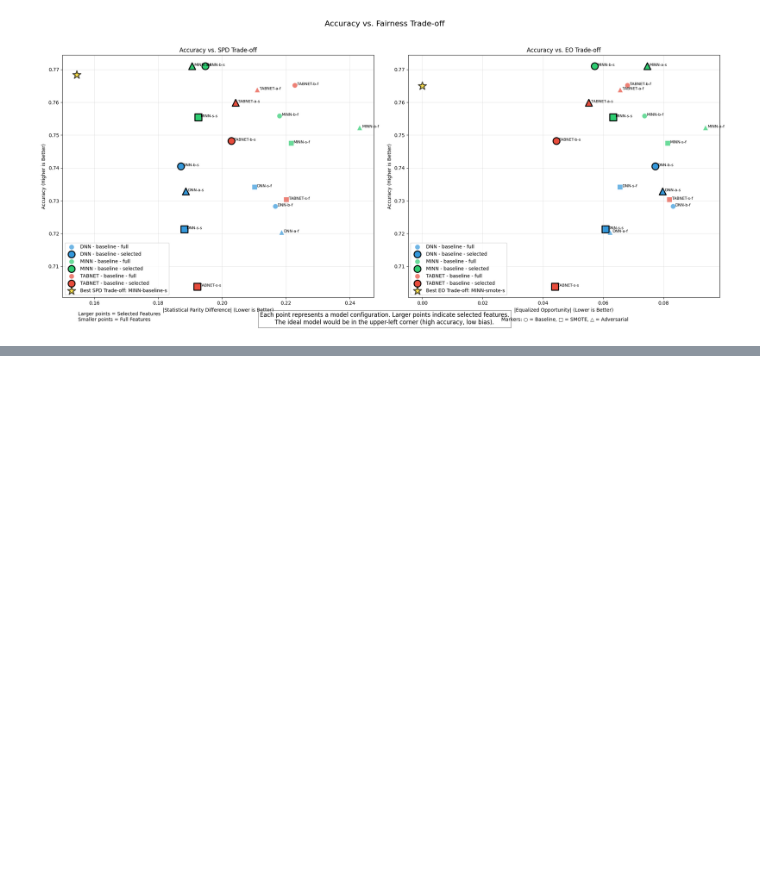
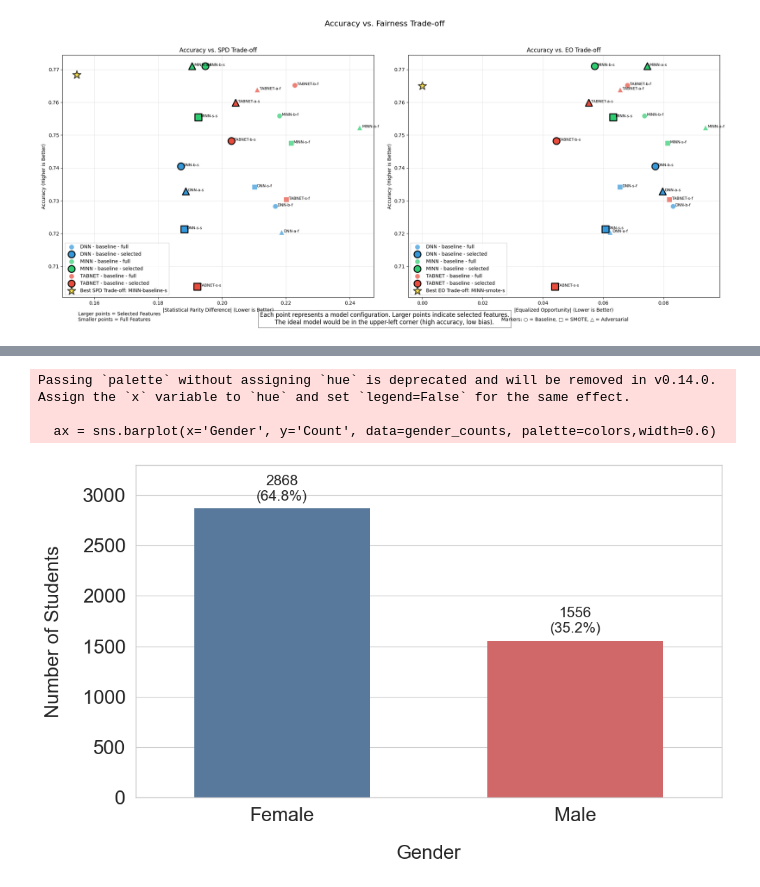
Before and after one commit to Haoze-Z/DSCI531_Group_Project_Student_Dropouts, a Jupyter notebook: new_model.ipynb, the cells around one changed output, grey strips where cells are left out. Saved outputs shown, nothing was run; the diff lists cells and outputs as text; code cells hidden in the pictures; blank space fills up the shorter version.

Commit message:
updated with visualizations

```diff
--- a/new_model.ipynb
+++ b/new_model.ipynb
@@ -1178,0 +442,62 @@ plt.show()  # Display the plot instead of saving it
+# %%
+import matplotlib.pyplot as plt
+import numpy as np
+import pandas as pd
+import seaborn as sns
+
+# Unified color scheme
+MODEL_COLORS = {
+    'dnn': '#4e79a7',    # Blue
+    'minn': '#59a14f',   # Green
+    'tabnet': '#e15759'  # Red
+}
+
+# Set text sizes
+TITLE_SIZE = 16
+AXIS_LABEL_SIZE = 20
+TICK_LABEL_SIZE = 20
+VALUE_LABEL_SIZE = 15
+ANNOTATION_SIZE = 20
+VALUE_LABEL_SIZE = 15
+
+
+
+# Create figure
+plt.figure(figsize=(10, 6))
+
+# Count gender distribution
+gender_counts = df['Gender'].value_counts().reset_index()
+gender_counts.columns = ['Gender', 'Count']
+
+# Map numeric gender values to labels
+gender_counts['Gender'] = gender_counts['Gender'].map({0: 'Female', 1: 'Male'})
+
+# Calculate percentages
+total = gender_counts['Count'].sum()
+gender_counts['Percentage'] = (gender_counts['Count'] / total * 100).round(1)
+
+# Create the plot with the unified color scheme
+colors = [MODEL_COLORS['dnn'], MODEL_COLORS['tabnet']]  # Blue, Red for gender
+ax = sns.barplot(x='Gender', y='Count', data=gender_counts, palette=colors,width=0.6)
+
+# Add count and percentage labels on top of bars
+for i, p in enumerate(ax.patches):
+    height = p.get_height()
+    label = f"{int(height)}\n({gender_counts['Percentage'].iloc[i]}%)"
+    ax.text(p.get_x() + p.get_width()/2., height + 50, label,
+            ha="center", va="bottom", fontsize=VALUE_LABEL_SIZE)
+
+# Add titles and labels
+plt.xlabel('Gender', fontsize=AXIS_LABEL_SIZE)
+plt.ylabel('Number of Students', fontsize=AXIS_LABEL_SIZE)
+plt.xticks(fontsize=TICK_LABEL_SIZE)
+plt.yticks(fontsize=TICK_LABEL_SIZE)
+plt.ylim(0, gender_counts['Count'].max() * 1.15)  # Add space for labels
+
+plt.tight_layout()
+plt.show()
+# %% [output]
+Passing `palette` without assigning `hue` is deprecated and will be removed in v0.14.0. Assign the `x` variable to `hue` and set `legend=False` for the same effect.
+
+  ax = sns.barplot(x='Gender', y='Count', data=gender_counts, palette=colors,width=0.6)
+[figure, added]
```
Also changed, not shown: parts of 7 cells of this notebook.
